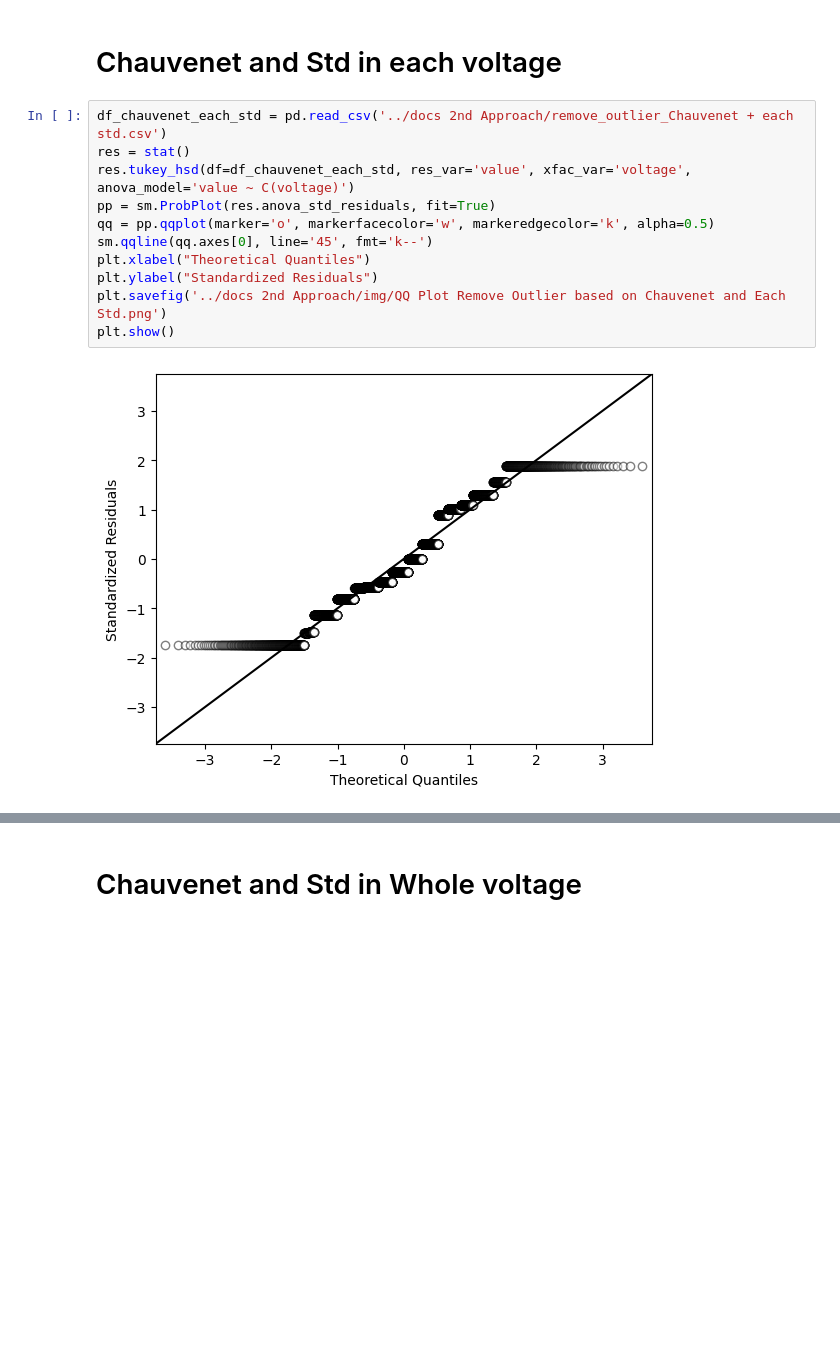
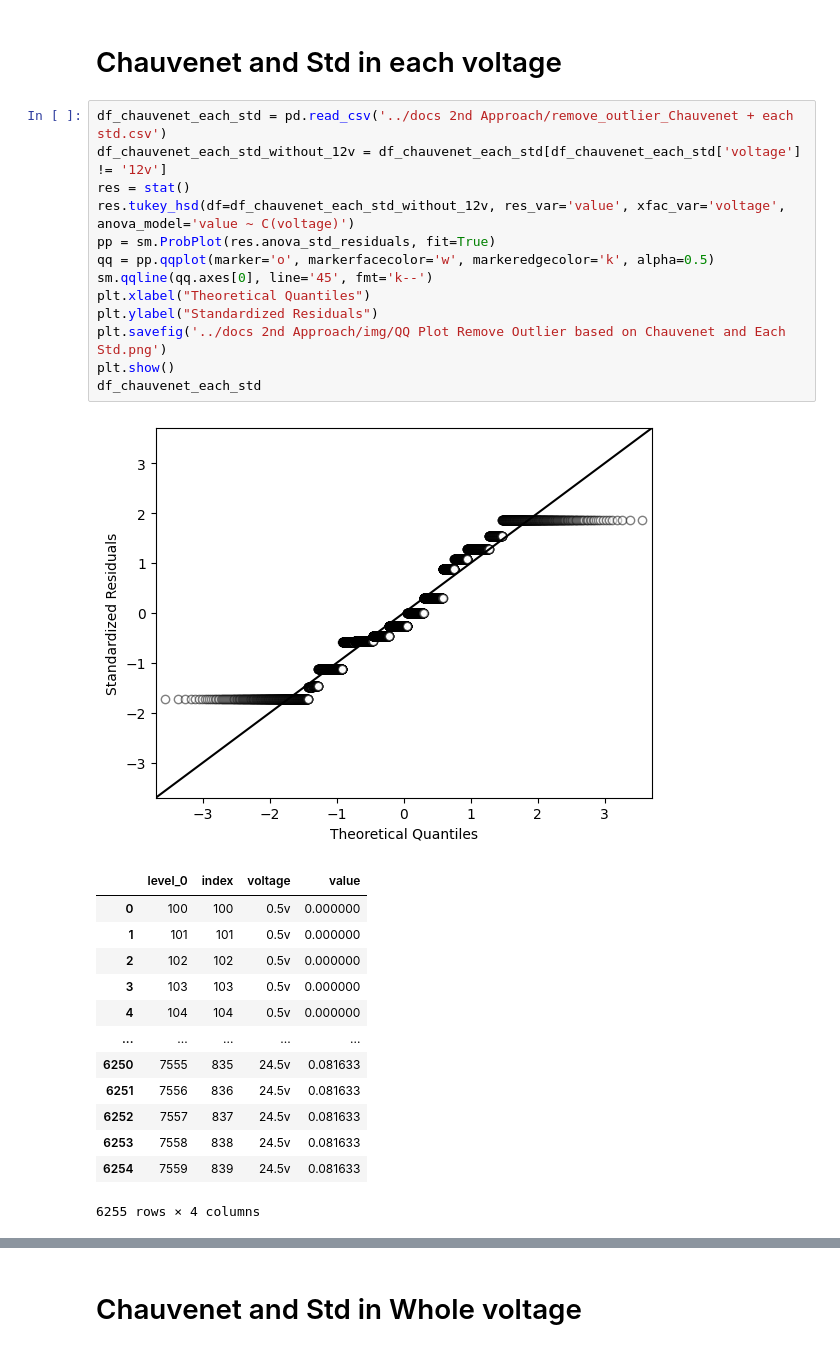
Before and after one commit to BiggusMaximus/Solar-Panel-Monitoring, a Jupyter notebook: Arduino-Bluetooth/2nd Approach/qqplot.ipynb, the cells around one changed output, grey strips where cells are left out. Drawn from its saved outputs; the diff is of its cells as text; blank space fills up the shorter version.

```diff
--- a/Arduino-Bluetooth/2nd Approach/qqplot.ipynb
+++ b/Arduino-Bluetooth/2nd Approach/qqplot.ipynb
@@ -150,14 +228,29 @@ df_chauvenet
 # Chauvenet and Std in each voltage
 # %%
 df_chauvenet_each_std = pd.read_csv('../docs 2nd Approach/remove_outlier_Chauvenet + each std.csv')
+df_chauvenet_each_std_without_12v = df_chauvenet_each_std[df_chauvenet_each_std['voltage'] != '12v']
 res = stat()
-res.tukey_hsd(df=df_chauvenet_each_std, res_var='value', xfac_var='voltage', anova_model='value ~ C(voltage)')
+res.tukey_hsd(df=df_chauvenet_each_std_without_12v, res_var='value', xfac_var='voltage', anova_model='value ~ C(voltage)')
 pp = sm.ProbPlot(res.anova_std_residuals, fit=True)
 qq = pp.qqplot(marker='o', markerfacecolor='w', markeredgecolor='k', alpha=0.5)
 sm.qqline(qq.axes[0], line='45', fmt='k--')
 plt.xlabel("Theoretical Quantiles")
 plt.ylabel("Standardized Residuals")
 plt.savefig('../docs 2nd Approach/img/QQ Plot Remove Outlier based on Chauvenet and Each Std.png')
 plt.show()
+df_chauvenet_each_std
 # %% [output]
-[figure, old version]
+[figure, new version]
+|  | level_0 | index | voltage | value |
+| 0 | 100 | 100 | 0.5v | 0.000000 |
+| 1 | 101 | 101 | 0.5v | 0.000000 |
+| 2 | 102 | 102 | 0.5v | 0.000000 |
+| 3 | 103 | 103 | 0.5v | 0.000000 |
+| 4 | 104 | 104 | 0.5v | 0.000000 |
+| ... | ... | ... | ... | ... |
+| 6250 | 7555 | 835 | 24.5v | 0.081633 |
+| 6251 | 7556 | 836 | 24.5v | 0.081633 |
+| 6252 | 7557 | 837 | 24.5v | 0.081633 |
+| 6253 | 7558 | 838 | 24.5v | 0.081633 |
+| 6254 | 7559 | 839 | 24.5v | 0.081633 |
+6255 rows × 4 columns
```
Also changed, not shown: parts of 9 cells of this notebook, 21 other files.
